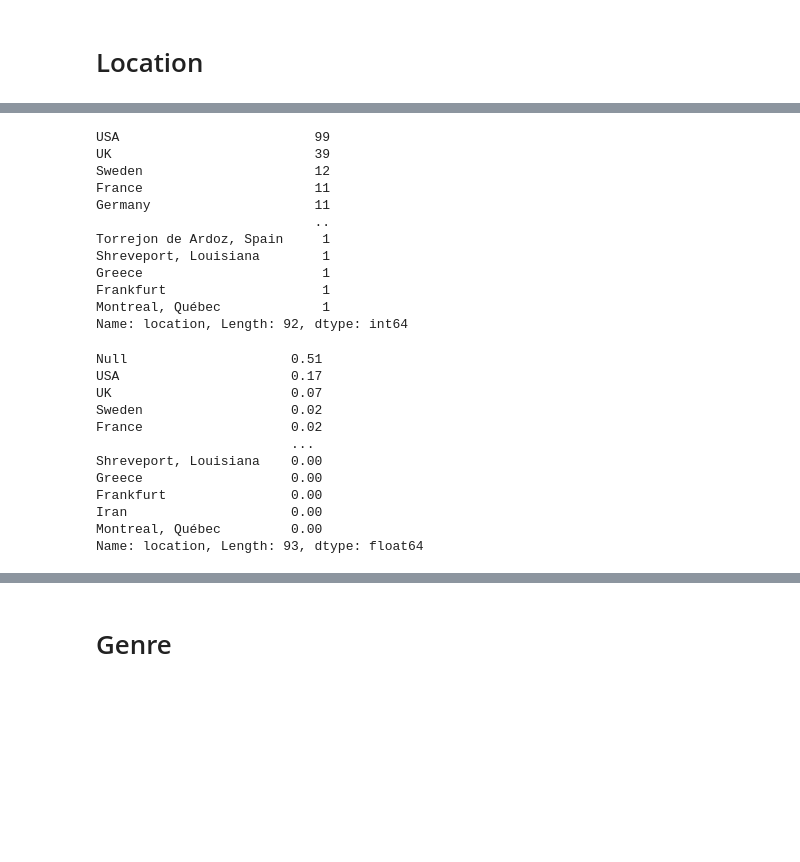
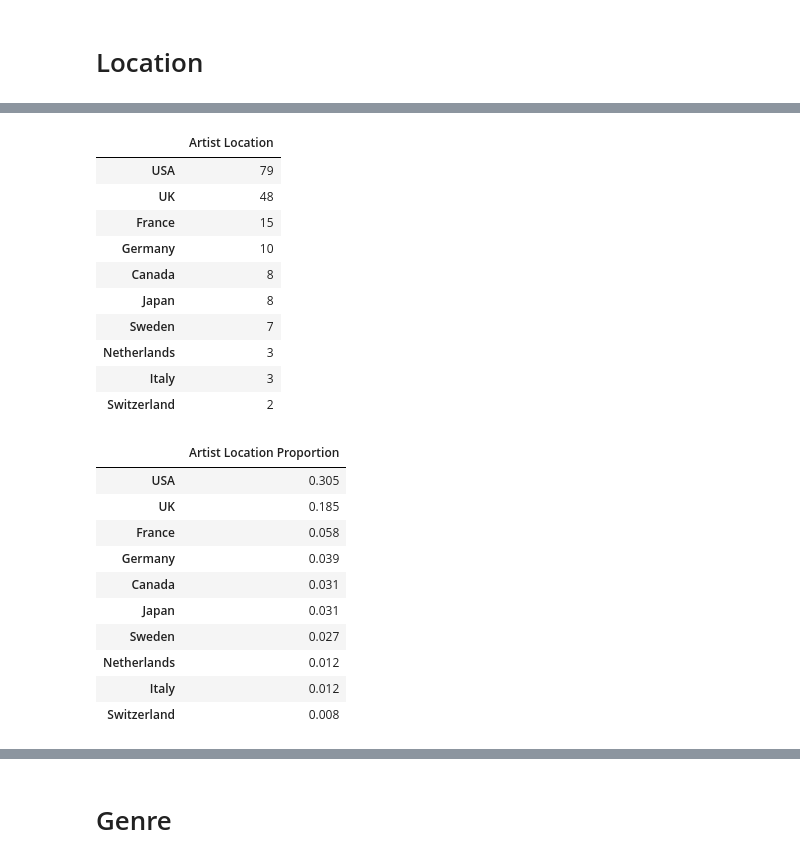
Before and after one commit to existentialplantperson/Week_08_COVID_analysis, a Jupyter notebook: Clarine_Audio_Data_Copy.ipynb, the cells around one changed output, grey strips where cells are left out. Cells and saved outputs as stored; diff of their text form; code cells hidden in the pictures; blank space fills up the shorter version.

```diff
--- a/Clarine_Audio_Data_Copy.ipynb
+++ b/Clarine_Audio_Data_Copy.ipynb
@@ -316,45 +317,66 @@ Name: location, Length: 93, dtype: int64
 # %%
 #LOCATION COUNT - NULL DROPPED
+
+#number of times each location appears in the dataframe
+#location_counts_dropped = location_dropped['location'].value_counts()
+
+#series
+#location_counts_dropped
+
 
 #number of times each location appears in the dataframe
 location_counts_dropped = location_dropped['location'].value_counts()
 
 #series
 location_counts_dropped
+
+#create dictionary and convert to df
+location_counts_dict = {'Artist Location':location_counts_dropped}
+location_counts_df = pd.DataFrame(location_counts_dict)
+
+#top 10 artist locations
+location_top10 = location_counts_df.head(10)
+location_top10
 # %% [output]
-USA                         99
-UK                          39
-Sweden                      12
-France                      11
-Germany                     11
-                            ..
-Torrejon de Ardoz, Spain     1
-Shreveport, Louisiana        1
-Greece                       1
-Frankfurt                    1
-Montreal, Québec             1
-Name: location, Length: 92, dtype: int64
+|  | Artist Location |
+| USA | 79 |
+| UK | 48 |
+| France | 15 |
+| Germany | 10 |
+| Canada | 8 |
+| Japan | 8 |
+| Sweden | 7 |
+| Netherlands | 3 |
+| Italy | 3 |
+| Switzerland | 2 |
 # %%
 #LOCATION PROPORTION - NULL INCLUDED
 
 #proportion each location represents in the data
-location_proportion = round(location_counts / location_counts.sum(), 2)
+location_proportion_dropped = round(location_counts_dropped / location_counts_dropped.sum(), 3)
 
 #series
-location_proportion
+location_proportion_dropped
+
+#create dictionary and convert to df
+location_proportion_dict = {'Artist Location Proportion':location_proportion_dropped}
+location_proportion_df = pd.DataFrame(location_proportion_dict)
+
+#top 10 by proportion
+location_proportion_top10 = location_proportion_df.head(10)
+location_proportion_top10
 # %% [output]
-Null                     0.51
-USA                      0.17
-UK                       0.07
-Sweden                   0.02
-France                   0.02
-                         ...
-Shreveport, Louisiana    0.00
-Greece                   0.00
-Frankfurt                0.00
-Iran                     0.00
-Montreal, Québec         0.00
-Name: location, Length: 93, dtype: float64
+|  | Artist Location Proportion |
+| USA | 0.305 |
+| UK | 0.185 |
+| France | 0.058 |
+| Germany | 0.039 |
+| Canada | 0.031 |
+| Japan | 0.031 |
+| Sweden | 0.027 |
+| Netherlands | 0.012 |
+| Italy | 0.012 |
+| Switzerland | 0.008 |
 # %%
 #LOCATION PROPORTION - NULL DROPPED
 
```
Also changed, not shown: parts of 32 cells of this notebook.
